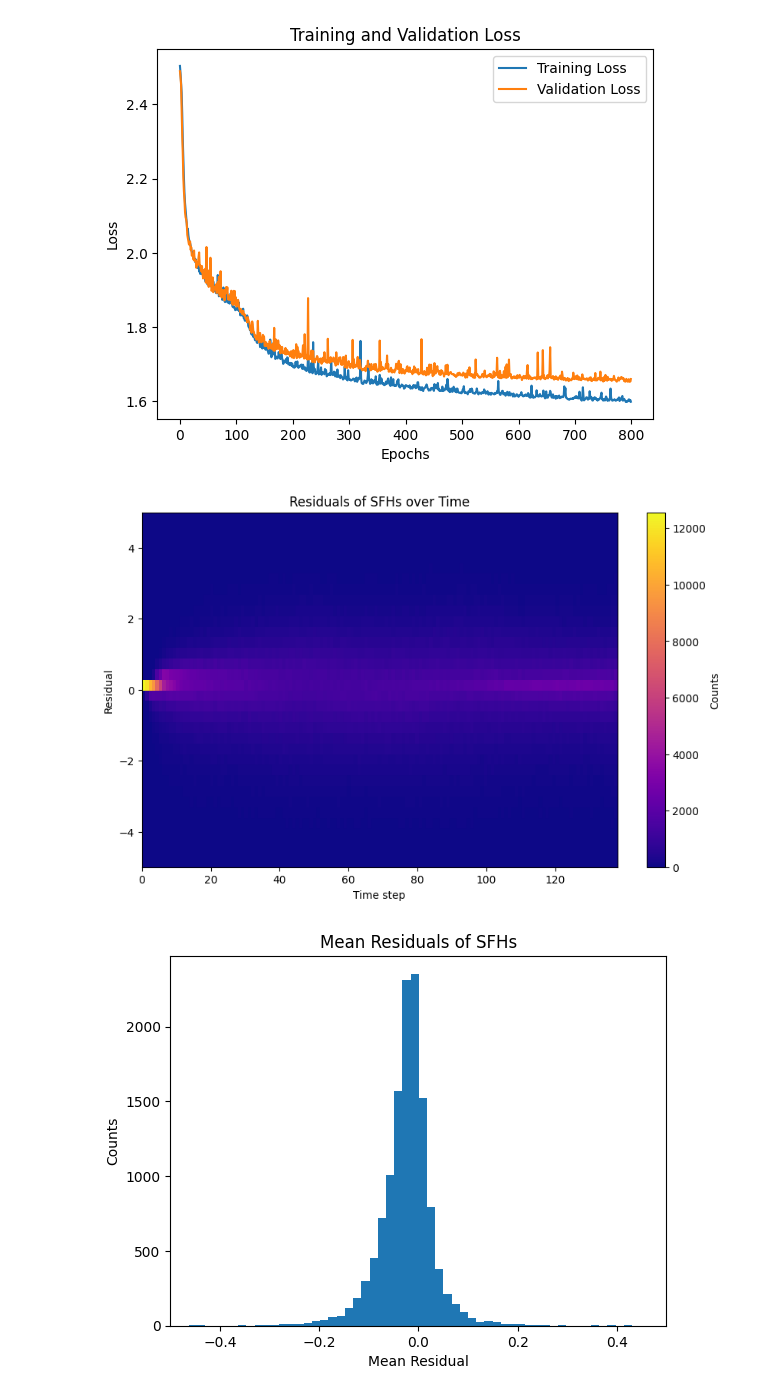
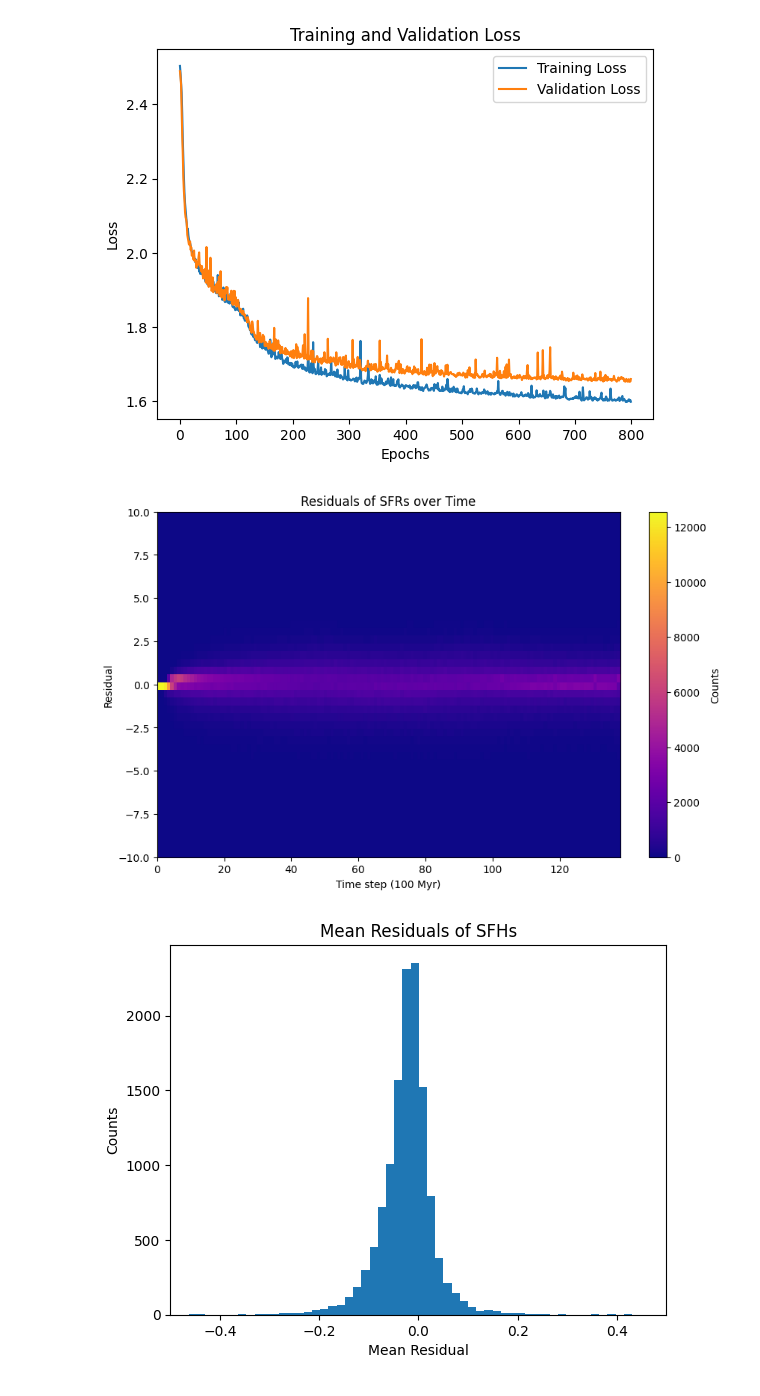
Before and after one commit to harrypenguin/Astrostatistics-Models, a Jupyter notebook: ConvAutoencoder.ipynb, the cells around one changed output. Saved outputs shown, nothing was run; the diff lists cells and outputs as text; code cells hidden in the pictures.

```diff
--- a/ConvAutoencoder.ipynb
+++ b/ConvAutoencoder.ipynb
@@ -1,20 +37,6 @@
 # %%
-import numpy as np
-import matplotlib.pyplot as plt
-from sklearn.model_selection import train_test_split
-from LoadData import loaddata, filter_zeroes
-
-simulation_names = ['Eagle', 'Illustris', 'IllustrisTNG', 'Mufasa', 'Simba', 'SC-Sam', 'UniverseMachine', 'Fire-2', 'Marvel_JL']
-data = loaddata(simulation_names)
-
-inputHistories = np.array([element[0] for element in data])
-mass_presentsfr = np.array([element[1] for element in data])
-labels = np.array([element[2] for element in data])
-
-filtered_inputHistories, filtered_mass_presentsfr = filter_zeroes(inputHistories, mass_presentsfr)
-
 # Split the data into training and test sets
-X_train, X_test, y_train, y_test = train_test_split(filtered_inputHistories, filtered_mass_presentsfr, test_size=0.2, random_state=42)
+X_train, X_test, y_train, y_test = train_test_split(filtered_inputHistories, filtered_labels, test_size=0.2, random_state=42)
 
 # Normalize the star formation histories
 X_train = [(sfh / (np.trapz(sfh)) * 500) for sfh in X_train]  # Normalize SFH
@@ -193,5 +215,5 @@ Epoch [781/800], Training Loss: 1.6037, Val Loss: 1.6617
 Epoch [791/800], Training Loss: 1.5987, Val Loss: 1.6558
 Training complete
 # %%
-AE = torch.load('AE Models/torch0.963autoencodervalmodel.pth')
+AE = torch.load('AE Models/torch1.66autoencodervalmodel.pth')
 print(AE)
@@ -221,24 +261,24 @@ real_SFHs = X_test_tensor.unsqueeze(1)
 # %%
 # Calculate residuals
 residuals = (generated_SFHs - real_SFHs).detach().numpy().squeeze()
 
 # Create time axis
 time_axis = np.tile(np.arange(residuals.shape[1]), residuals.shape[0])
 
 # Flatten the residuals
 residuals_flat = residuals.flatten()
 
 # Create a 2D histogram
 plt.figure(figsize=(10, 6))
-plt.hist2d(time_axis, residuals_flat, bins=[139, 300], cmap='plasma')
-plt.ylim(-5,5)
+plt.hist2d(time_axis, residuals_flat, bins=[139, 200], cmap='plasma')
+plt.ylim(-10,10)
 plt.colorbar(label='Counts')
-plt.xlabel('Time step')
+plt.xlabel('Time step (100 Myr)')
 plt.ylabel('Residual')
-plt.title('Residuals of SFHs over Time')
+plt.title('Residuals of SFRs over Time')
 plt.show()
 # %% [output]
-[figure, old version]
+[figure, new version]
 # %%
 plt.hist([np.mean(residual) for residual in residuals], bins=150)
 plt.xlabel('Mean Residual')
```
Also changed, not shown: parts of 5 cells of this notebook, 1 other file.
